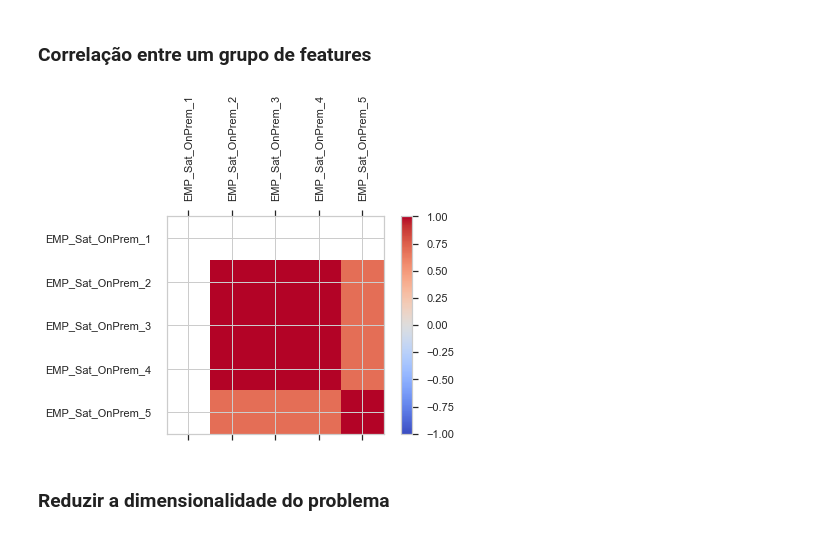
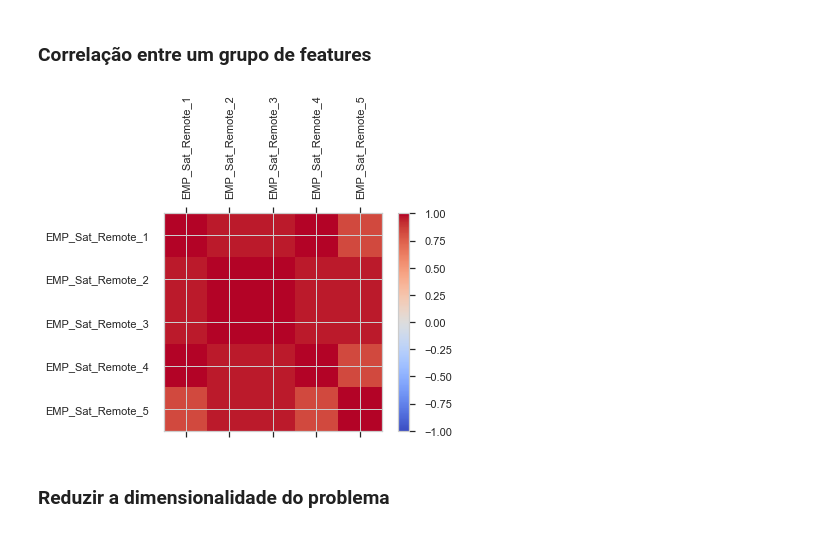
Before and after one commit to assisarthur/hr_engagement, a Jupyter notebook: HR_Engagement.ipynb, the cells around one changed output. Cells and saved outputs as stored; diff of their text form; code cells hidden in the pictures.

```diff
--- a/HR_Engagement.ipynb
+++ b/HR_Engagement.ipynb
@@ -210,10 +206,10 @@ plotar_correlacao(df)
 # %% [markdown]
 ### Correlação entre um grupo de features
 # %%
-dfcorr = df[["EMP_Sat_OnPrem_"+str(col) for col in range(1,6)]]
+dfcorr = df[["EMP_Sat_Remote_"+str(col) for col in range(1,6)]]
 plotar_correlacao(dfcorr)
 # %% [output]
-[figure, old version]
+[figure, new version]
 # %% [markdown]
 ### Reduzir a dimensionalidade do problema
 # %%
```
Also changed, not shown: parts of 8 cells of this notebook.
